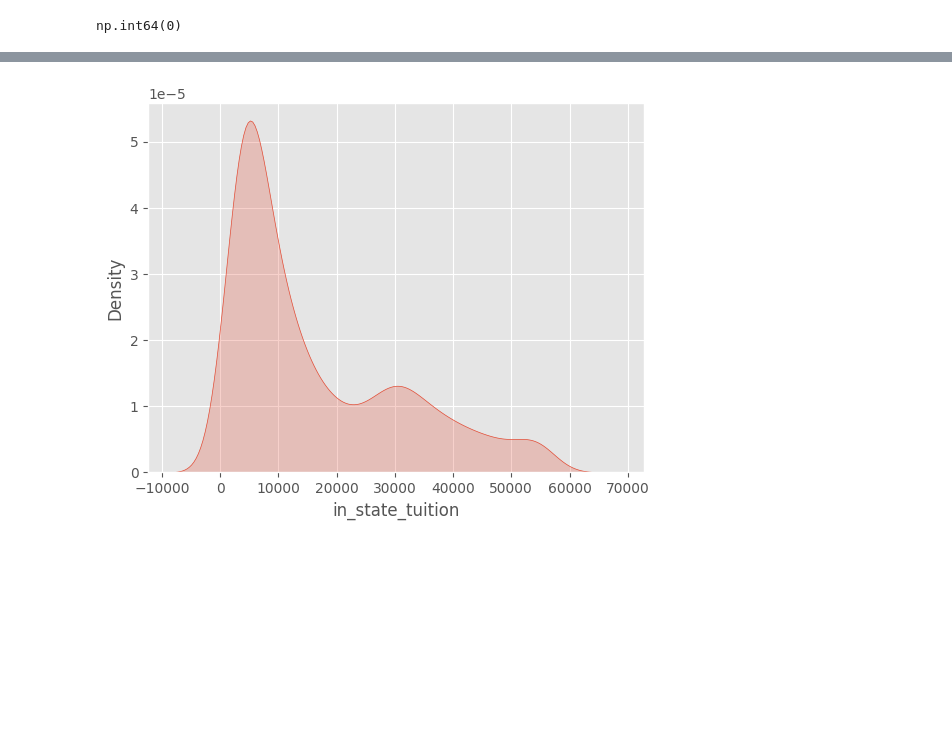
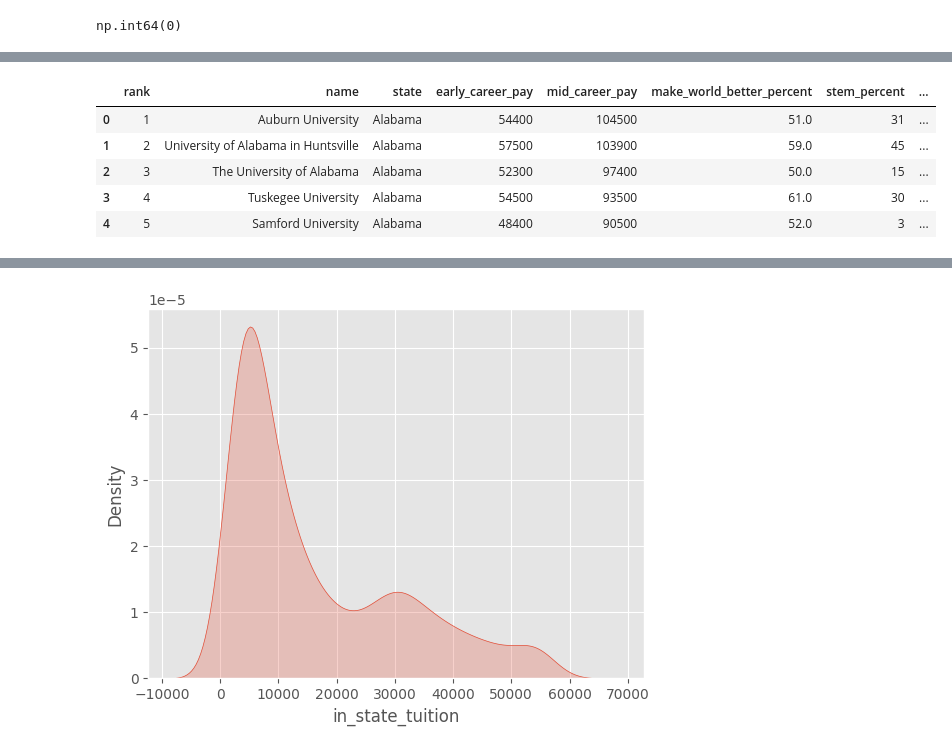
Before and after one commit to edwardweldon100/Python-Data-Analysis-Project, a Jupyter notebook: Python Project- College Tuition & Pay.ipynb, the cells around one changed output, grey strips where cells are left out. Cells and saved outputs as stored; diff of their text form; code cells hidden in the pictures; blank space fills up the shorter version.

```diff
--- a/Python Project- College Tuition & Pay.ipynb
+++ b/Python Project- College Tuition & Pay.ipynb
@@ -223,0 +236,11 @@ np.int64(0)
+# %%
+#Add state_code column to Salary_potential
+Salary_potential['state_code'] = Salary_potential.apply(lambda row: state_code_lookup(row['state']), axis=1)
+Salary_potential.head(5)
+# %% [output]
+|  | rank | name | state | early_career_pay | mid_career_pay | make_world_better_percent | stem_percent | ... |
+| 0 | 1 | Auburn University | Alabama | 54400 | 104500 | 51.0 | 31 | ... |
+| 1 | 2 | University of Alabama in Huntsville | Alabama | 57500 | 103900 | 59.0 | 45 | ... |
+| 2 | 3 | The University of Alabama | Alabama | 52300 | 97400 | 50.0 | 15 | ... |
+| 3 | 4 | Tuskegee University | Alabama | 54500 | 93500 | 61.0 | 30 | ... |
+| 4 | 5 | Samford University | Alabama | 48400 | 90500 | 52.0 | 3 | ... |
```
Also changed, not shown: parts of 19 cells of this notebook.
